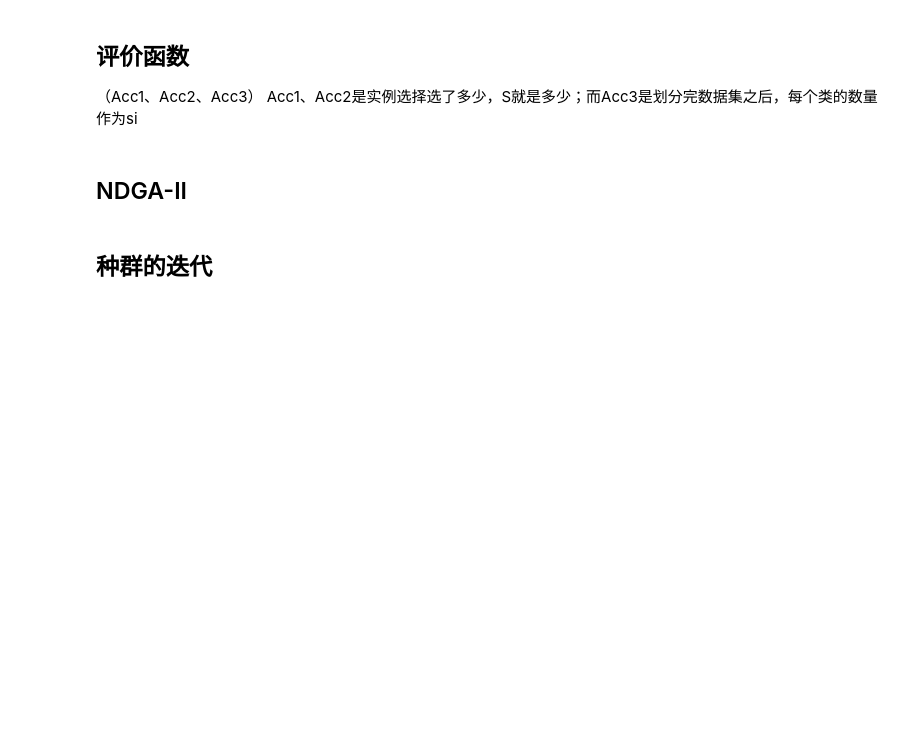
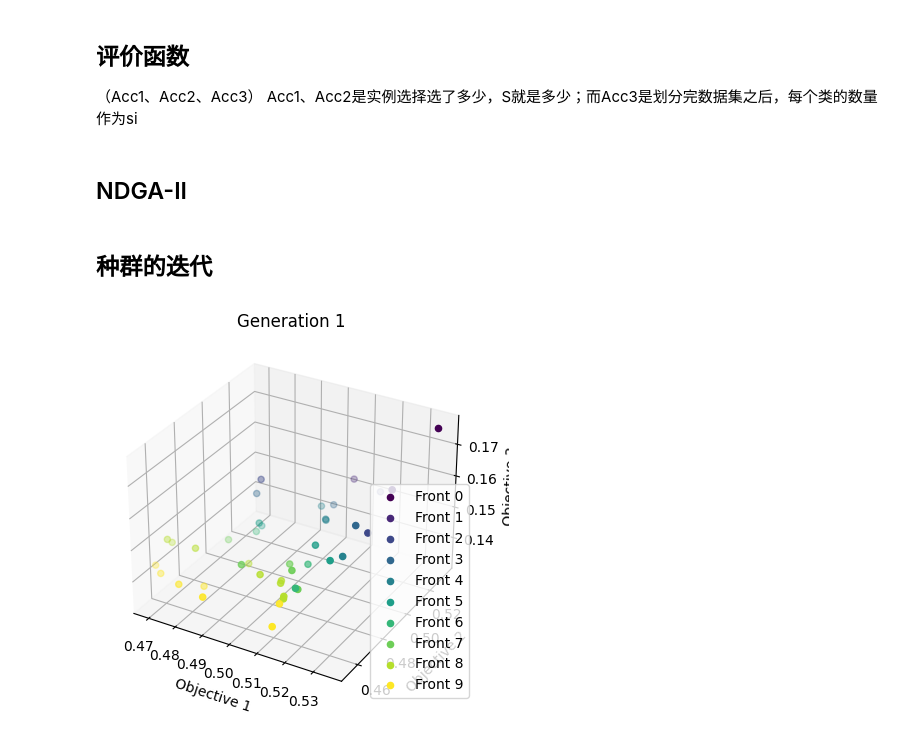
Before and after one commit to zhaishichao/InstanceSelection, a Jupyter notebook: instance_selection/multi_objective/ensemble_for_pareto_front.ipynb, the cells around one changed output. Saved outputs shown, nothing was run; the diff lists cells and outputs as text; code cells hidden in the pictures; blank space fills up the shorter version.

```diff
--- a/instance_selection/multi_objective/ensemble_for_pareto_front.ipynb
+++ b/instance_selection/multi_objective/ensemble_for_pareto_front.ipynb
@@ -308,6 +206,10 @@ def plot_front(fronts, gen, title):
 # %% [markdown]
 ## 种群的迭代
 # %%
+from sklearn.model_selection import StratifiedKFold, cross_val_predict
+from utils.dataset_utils import get_subset
+
+
 def main(seed=None):
     random.seed(seed)
 
@@ -319,54 +221,40 @@ def main(seed=None):
     learning_rate = 0.001
     max_iter = 200
     hidden_size = 15
+    cv = StratifiedKFold(n_splits=5, shuffle=True, random_state=42)  # 配置五折交叉验证
+
+    # 绘图参数
+    fig = plt.figure()
+    ax = fig.add_subplot(111, projection='3d')
+    plt.ion()  # 开启交互模式
     ####################################迭代过程的记录#############################
     stats = tools.Statistics(lambda ind: ind.fitness.values)
     logbook = tools.Logbook()
-    logbook.header = "gen", "evals", "fronts", "fronts_0_size", "Gmean", "Save_Gmean", "mAUC", "Save_mAUC"
+    logbook.header = "gen", "evals", "fronts", "fronts_0_size", "Acc1", "Acc2", "Acc3"
     ####################################种群的初始化###########################
     pop = toolbox.population(n=POPSIZE)
     ####################################计算初始种群的适应度###########################
     stop_sign = 0
     ensembles = []  # 当前每个个体对应的mlp模型
-    save_ensembles = []  # 保存最好的集成模型
-    current_ensembles = []  # 存储当前种群对应的集成模型
-    g_means_record = []
-    m_AUC_record = []
-    pop_x_sub = []  # 当前每个个体的实例选择的特征数据
-    pop_y_sub = []  # 当前每个个体对应的实例选择的lable
     # 对于每个个体都训练得到一个mlp模型
     for i in range(len(pop)):
         mlp = MLPClassifier(hidden_layer_sizes=(hidden_size,), max_iter=max_iter, random_state=random_seed,
                             learning_rate_init=learning_rate)
-        x_sub, y_sub = get_subset(pop[i])
+        x_sub, y_sub = get_subset(pop[i], x_train, y_train)
+        # 使用 cross_val_predict 进行交叉验证并获取预测
+        y_pred = cross_val_predict(mlp, x_sub, y_sub, cv=cv)
+        # 用实例选择的子集训练模型
         mlp.fit(x_sub, y_sub)
-        ensembles.append(mlp)
-        pop_x_sub.append(x_sub)
-        pop_y_sub.append(y_sub)
         pop[i].mlp = mlp
-        pop[i].sel_data = (x_sub, y_sub)
-
+        pop[i].y_sub_and_pred = (y_sub, y_pred)
     # 由mlp模型得到个体的适应度
     for i in range(len(pop)):
         pop[i].fitness.values = toolbox.evaluate(pop[i])
-
     #################################计算PFC并进行非支配排序#########################################
     # 计算PFC并进行非支配排序 PFC代替拥挤距离
     pop, pareto_fronts = toolbox.select(pop, len(pop))
-    # 保存第一个pareto_front中的模型，进行集成
-    for ind in pareto_fronts[0]:
-        save_ensembles.append(ind.mlp)
-    g_mean, m_auc, recall_per_class = vote_ensembles(save_ensembles)
-    g_means_record.append(g_mean)
-    m_AUC_record.append(m_auc)
-
-    # record = stats.compile(pop)
-    # logbook.record(gen=0, evals=len(pop), **record)
-    # print(logbook.stream)
     ####################################种群的迭代#################################################
     for gen in range(1, NGEN + 1):
-        # 清空当前的集成分类器
-        current_ensembles.clear()
         # 选择
         offspring = selTournamentDCD(pop, POPSIZE)
         offspring = [toolbox.clone(ind) for ind in offspring]
@@ -376,59 +264,55 @@ def main(seed=None):
                 offspring[i], offspring[i + 1] = toolbox.mate(offspring[i], offspring[i + 1])
             # 突变
             offspring[i] = toolbox.mutate(offspring[i], MR)[0]
             offspring[i + 1] = toolbox.mutate(offspring[i + 1], MR)[0]
             del offspring[i].fitness.values, offspring[i + 1].fitness.values
-
         # 计算新的种群适应度
         ensembles.clear()
-        #pop_x_sub.clear()
-        #pop_y_sub.clear()
         for i in range(len(offspring)):
             mlp = MLPClassifier(hidden_layer_sizes=(hidden_size,), max_iter=max_iter, random_state=random_seed,
                                 learning_rate_init=learning_rate)
-            x_sub, y_sub = get_subset(offspring[i])
+            x_sub, y_sub = get_subset(offspring[i], x_train, y_train)
+            # 使用 cross_val_predict 进行交叉验证并获取预测
+            y_pred = cross_val_predict(mlp, x_sub, y_sub, cv=cv)
+            # 用实例选择的子集训练模型
             mlp.fit(x_sub, y_sub)
-            ensembles.append(mlp)
-            #pop_x_sub.append(x_sub)
-            #pop_y_sub.append(y_sub)
             offspring[i].mlp = mlp
+            offspring[i].y_sub_and_pred = (y_sub, y_pred)
         for i in range(len(offspring)):
             offspring[i].fitness.values = toolbox.evaluate(offspring[i])
         # 种群的合并
         pop = pop + offspring
-
         ###############################################得到pareto_fronts############################################
         pop, pareto_fronts = toolbox.select(pop, POPSIZE)
         # print("下一代种群的规模：", len(pop))
-        # plot_front(pareto_fronts[0], gen, title="Pareto Front (Current Generation)")
         record = stats.compile(pop)
-        fronts_distribution = []
-        for fronts in pareto_fronts:
-            fronts_distribution.append(len(fronts))
-
         # 保存第一个等级里的mlp模型进行集成
         for ind in pareto_fronts[0]:
-            current_ensembles.append(ind.mlp)
-        g_mean, m_auc, recall_per_class = vote_ensembles(current_ensembles)
-        logbook.record(gen=gen, evals=len(pop), fronts=len(fronts_distribution), fronts_0_size=len(pareto_fronts[0]),
-                       Gmean=g_mean, Save_Gmean=g_means_record[-1], mAUC=m_auc, Save_mAUC=m_AUC_record[-1], **record)
-        print(logbook.stream)
-        if g_mean > g_means_record[-1] and m_auc > m_AUC_record[-1]:  # 当前的gmean与列表最后一个gmean做对比
-            save_ensembles = current_ensembles
-            g_means_record.append(g_mean)
-            m_AUC_record.append(m_auc)
-            stop_sign = 0
-        else:
-            stop_sign += 1
-        if stop_sign == 20:
-            break
-    return pop, logbook, save_ensembles
+            ensembles.append(ind.mlp)
+        ind_rank_0 = pareto_fronts[0][0]
+        logbook.record(gen=gen, evals=len(pop), fronts_0_size=len(pareto_fronts[0]),
+                       Acc1=ind_rank_0.fitness.values[0], Acc2=ind_rank_0.fitness.values[1],
+                       Acc3=ind_rank_0.fitness.values[2], **record)
+        # print(logbook.stream)
+        # 清除并绘制当前一代的 Pareto-front
+        ax.clear()
+        plot_pareto(pareto_fronts, ax)
+        ax.set_title(f"Generation {gen}")
+        ax.set_xlabel("Objective 1")
+        ax.set_ylabel("Objective 2")
+        ax.set_zlabel("Objective 3")
+        plt.legend()
+        plt.pause(0.1)
+
+    plt.ioff()  # 关闭交互模式
+    plt.show()
+    return pop, logbook, ensembles
 
 
 if __name__ == "__main__":
     pop, stats, ensembles = main()
-
     print("##############################集成分类器的预测结果：################################")
     g_mean, m_auc, recall_per_class = vote_ensembles(ensembles)
     print(f"最终的集成分类结果：Recall_Per_Class{recall_per_class}，Gmean：{g_mean}，mAUC：{m_auc}")
 # %% [output]
+[figure, added]
```
Also changed, not shown: parts of 4 cells of this notebook, 3 other files.
